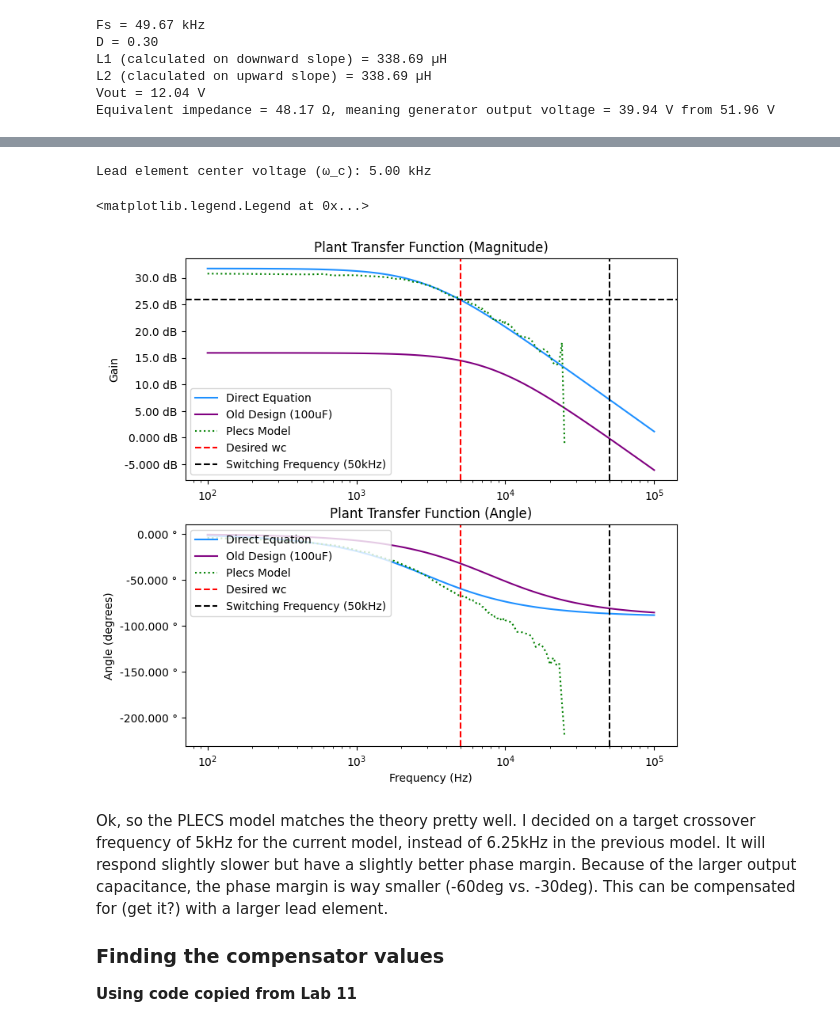
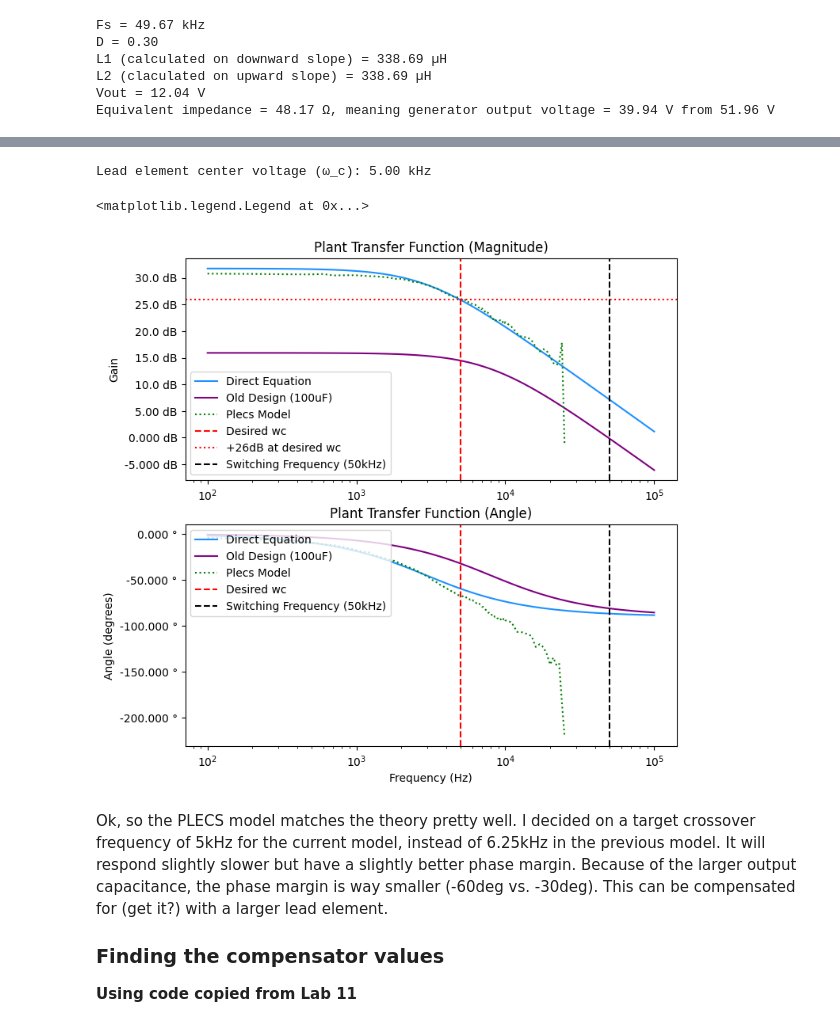
Before and after one commit to ianeyk/wind-turbine, a Jupyter notebook: small_wind_turbine/small_turbine_buck_converter_parameters/buck_converter_parameters.ipynb, the cells around one changed output, grey strips where cells are left out. Cells and saved outputs as stored; diff of their text form; code cells hidden in the pictures.

```diff
--- a/small_wind_turbine/small_turbine_buck_converter_parameters/buck_converter_parameters.ipynb
+++ b/small_wind_turbine/small_turbine_buck_converter_parameters/buck_converter_parameters.ipynb
@@ -111,35 +111,35 @@ old_R_Iout_shunt = 5e-3 # * units.ohm
 old_Rload = 0.1 # * units.ohm
 old_Cload = 200e-6 # * units.farad
 old_mystery_factor = 50 # for a total of * 62.5 = 5^4 / 10 = 5^3 / 2
 old_theoretical_plant_bode = old_Rload / (1 + (2 * np.pi * 1j * w) * old_Rload * old_Cload) / old_Rload * old_R_Iout_shunt * 25 * old_mystery_factor
 
 new_R_Iout_shunt = R_peak_Isense.to(units.ohm).magnitude
 new_Rload = R_out_Isense.to(units.ohm).magnitude + Rbat.to(units.ohm).magnitude
 new_Cload = Cout.to(units.farad).magnitude
 new_mystery_factor = 31 # 14
 theoretical_plant_bode = new_Rload / (1 + (2 * np.pi * 1j * w) * new_Rload * new_Cload) / new_Rload * new_R_Iout_shunt * 25 * new_mystery_factor
 
 fig, (ax1, ax2) = plt.subplots(nrows = 2, ncols = 1, sharex = False, sharey = False, figsize = (8, 8))
 helper.axes_labels("", "Hz", "Gain", "dB", title = "Plant Transfer Function (Magnitude)", ax = ax1)
 ax1.semilogx(w, to_decibels(theoretical_plant_bode), linestyle = "solid", color = "dodgerblue", label = "Direct Equation")
 ax1.semilogx(w, to_decibels(old_theoretical_plant_bode), linestyle = "solid", color = "purple", label = "Old Design (100uF)")
 ax1.semilogx(df_plant["w"], df_plant["CH1"], linestyle = "dotted", color = "green", label = "Plecs Model")
 ax1.axvline(x = expected_wc, linestyle = "dashed", color = "red", label = "Desired wc")
+ax1.axhline(y = 26, linestyle = "dotted", color = "red", label = "+26dB at desired wc")
 ax1.axvline(x = 50e3, linestyle = "dashed", color = "black", label = "Switching Frequency (50kHz)")
-ax1.axhline(y = 26, linestyle = "dashed", color = "black")
 ax1.legend(loc = "lower left")
 
 helper.axes_labels("Frequency (Hz)", "Hz", "Angle (degrees)", "°", title = "Plant Transfer Function (Angle)", ax = ax2)
 ax2.semilogx(w, np.angle(theoretical_plant_bode, deg = True), linestyle = "solid", color = "dodgerblue", label = "Direct Equation")
 ax2.semilogx(w, np.angle(old_theoretical_plant_bode, deg = True), linestyle = "solid", color = "purple", label = "Old Design (100uF)")
 ax2.semilogx(df_plant["w"], df_plant["CH2"], linestyle = "dotted", color = "green", label = "Plecs Model")
 ax2.axvline(x = expected_wc, linestyle = "dashed", color = "red", label = "Desired wc")
 ax2.axvline(x = 50e3, linestyle = "dashed", color = "black", label = "Switching Frequency (50kHz)")
 ax2.legend(loc = "upper left")
 # %% [output]
 Lead element center voltage (ω_c): 5.00 kHz
 <matplotlib.legend.Legend at 0x...>
-[figure, old version]
+[figure, new version]
 # %% [markdown]
 Ok, so the PLECS model matches the theory pretty well. I decided on a target crossover frequency of 5kHz for the current model, instead of 6.25kHz in the previous model. It will respond slightly slower but have a slightly better phase margin. Because of the larger output capacitance, the phase margin is way smaller (-60deg vs. -30deg). This can be compensated for (get it?) with a larger lead element.
 
```
Also changed, not shown: parts of 6 cells of this notebook, 9 other files.
